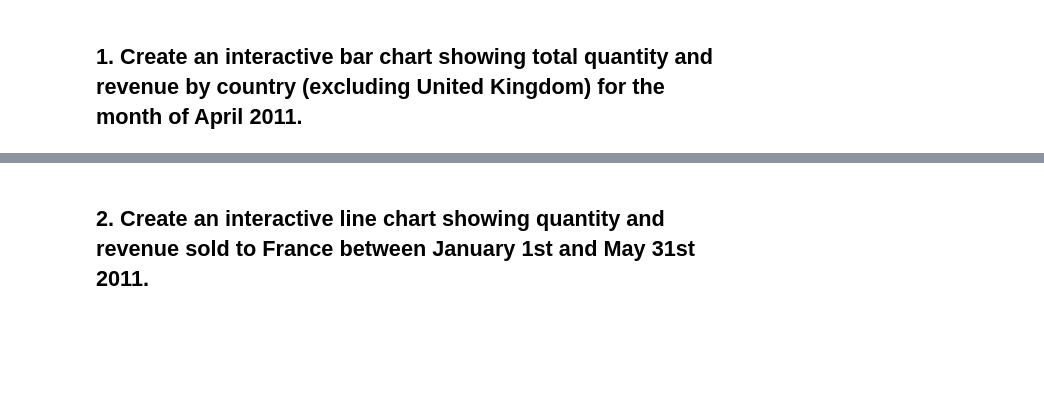
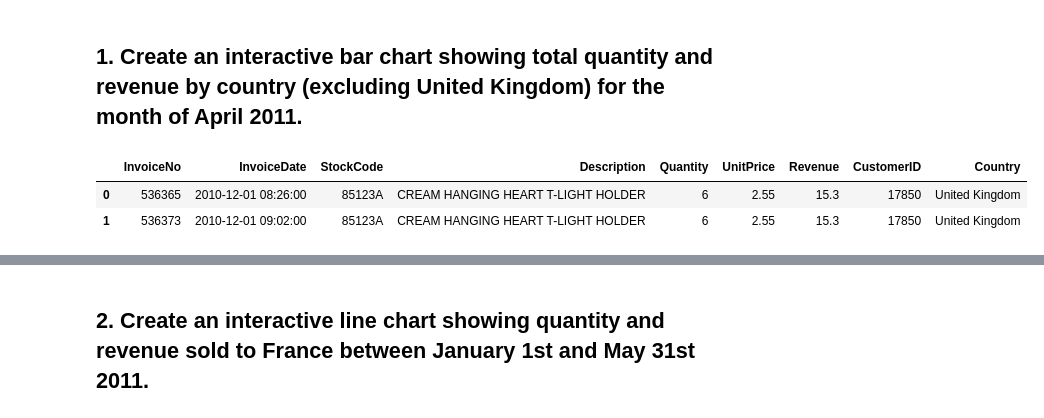
Before and after one commit to Ironhack-Data-Madrid-Marzo-2022/5.2-lab_interactive_visualization, a Jupyter notebook: your-code/main.ipynb, the cells around one changed output, grey strips where cells are left out. Saved outputs shown, nothing was run; the diff lists cells and outputs as text; code cells hidden in the pictures; blank space fills up the shorter version.

```diff
--- a/your-code/main.ipynb
+++ b/your-code/main.ipynb
@@ -12,4 +21,10 @@ cf.go_offline()
 # %%
-data = pd.read_excel('../Online Retail.xlsx')
+data = pd.read_excel('../data/Online Retail.xlsx')
 # %% [markdown]
 ## 1. Create an interactive bar chart showing total quantity and revenue by country (excluding United Kingdom) for the month of April 2011.
+# %%
+data.head(2)
+# %% [output]
+|  | InvoiceNo | InvoiceDate | StockCode | Description | Quantity | UnitPrice | Revenue | CustomerID | Country |
+| 0 | 536365 | 2010-12-01 08:26:00 | 85123A | CREAM HANGING HEART T-LIGHT HOLDER | 6 | 2.55 | 15.3 | 17850 | United Kingdom |
+| 1 | 536373 | 2010-12-01 09:02:00 | 85123A | CREAM HANGING HEART T-LIGHT HOLDER | 6 | 2.55 | 15.3 | 17850 | United Kingdom |
```
Also changed, not shown: parts of 15 cells of this notebook.
